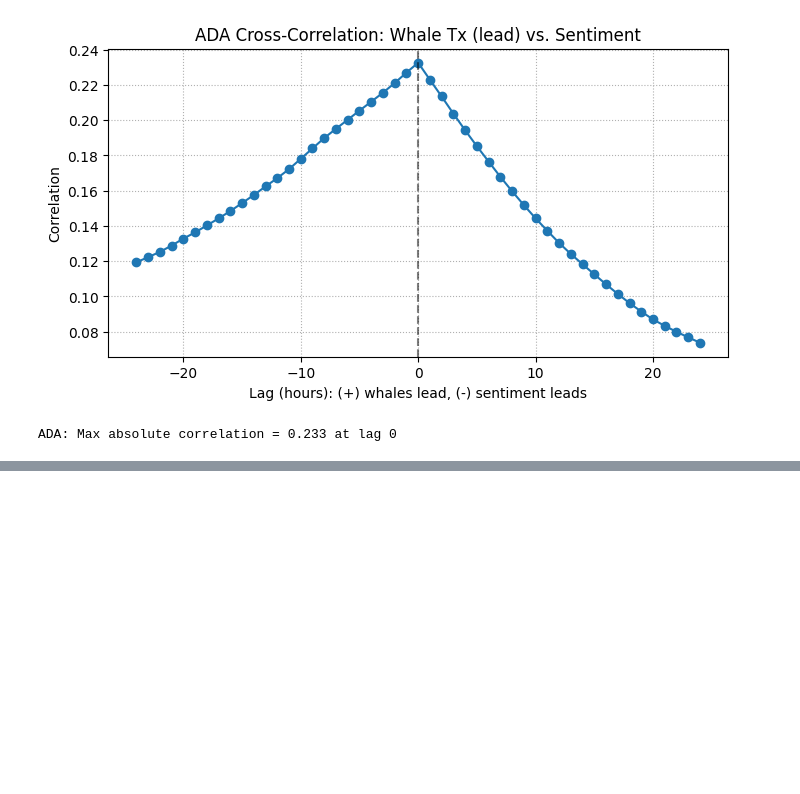
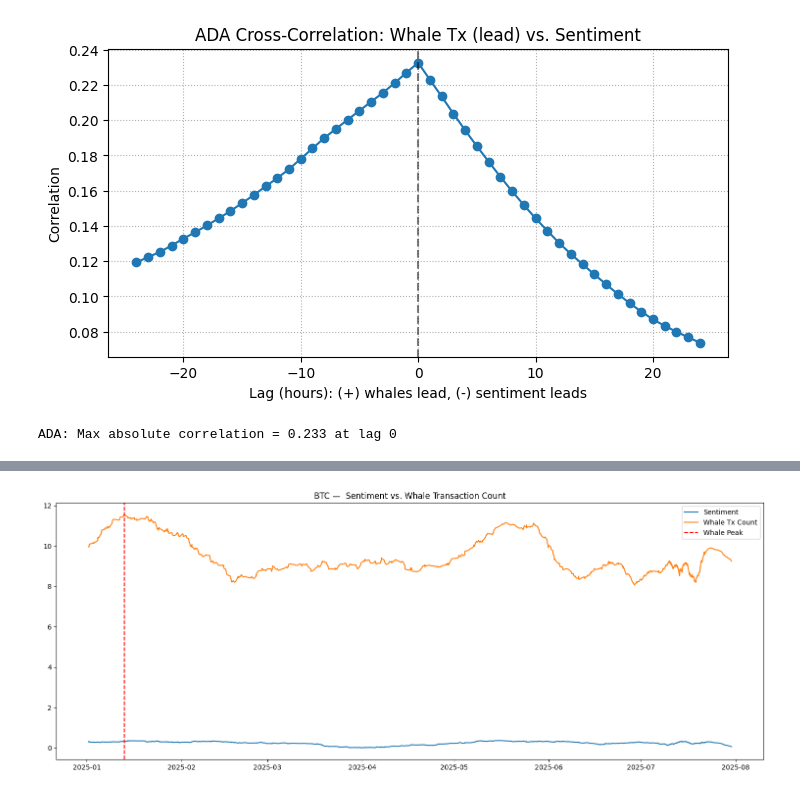
Before and after one commit to FeryGritli/crypto-sentiment-whales, a Jupyter notebook: notebooks/06_Sentiment_Whales_Operations.ipynb, the cells around one changed output, grey strips where cells are left out. Drawn from its saved outputs; the diff is of its cells as text; code cells hidden in the pictures; blank space fills up the shorter version.

```diff
--- a/notebooks/06_Sentiment_Whales_Operations.ipynb
+++ b/notebooks/06_Sentiment_Whales_Operations.ipynb
@@ -661,0 +828,20 @@ For others (like SOL), there’s no simultaneous link, but a delayed, weak influ
+# %%
+#BTC whale peak
+import matplotlib.pyplot as plt
+
+plt.figure(figsize=(15,6))
+
+# Plot sentiment and whale smoothed series
+plt.plot(df_zoom['timestamp'], df_zoom['sentiment_smooth'], label='Sentiment', color='tab:blue')
+plt.plot(df_zoom['timestamp'], df_zoom['whale_smooth'], label='Whale Tx Count', color='tab:orange')
+
+# Add vertical line at whale peak
+peak_time = df_zoom['timestamp'].iloc[df_zoom['whale_smooth'].argmax()]
+plt.axvline(peak_time, color='red', linestyle='--', label='Whale Peak')
+plt.title(f"{coin} —  Sentiment vs. Whale Transaction Count")
+
+plt.legend()
+plt.tight_layout()
+plt.show()
+# %% [output]
+[figure, added]
```
Also changed, not shown: parts of 7 cells of this notebook.
